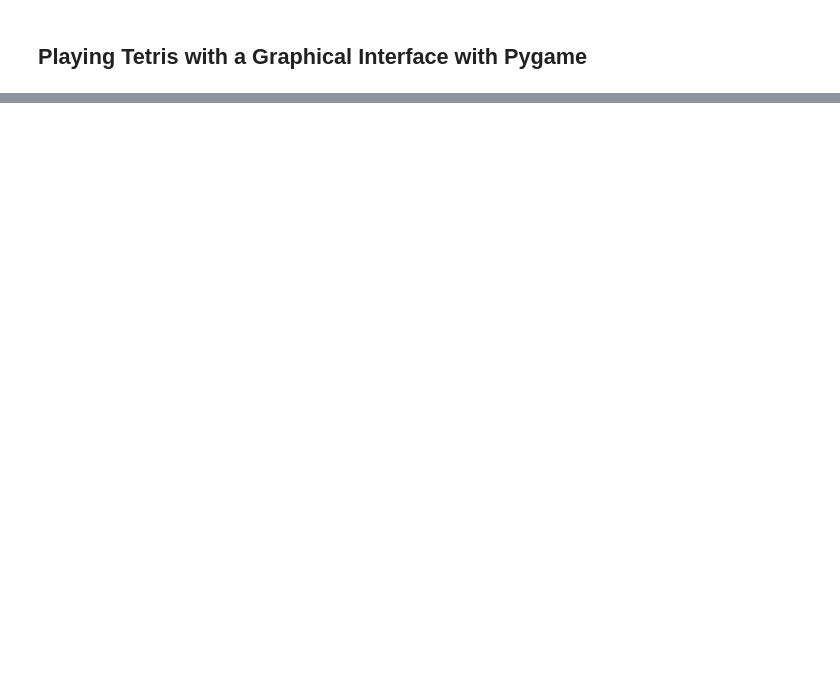
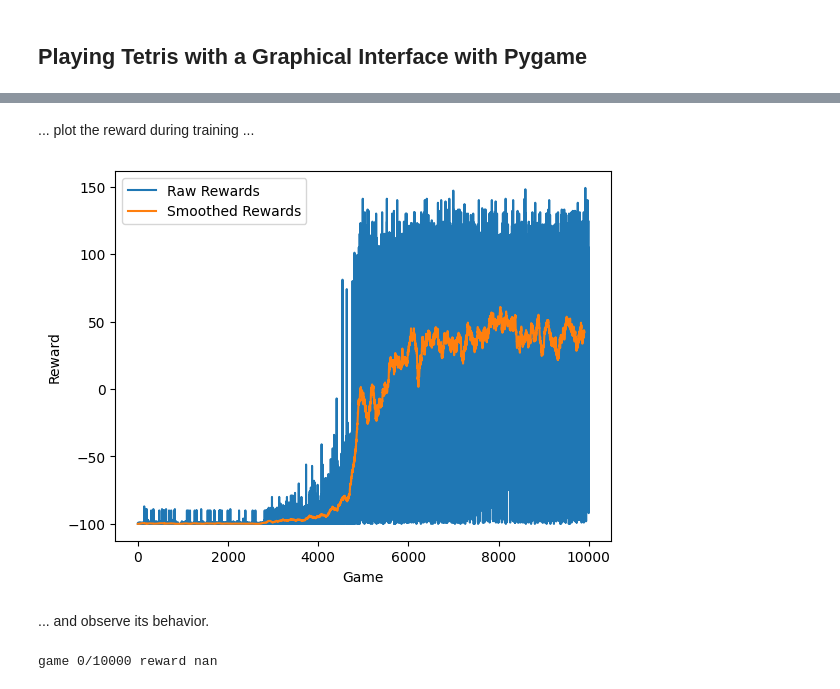
Before and after one commit to DeepTrackAI/DeepLearningCrashCourse, a Jupyter notebook: Ch13_RL/ec13_1_tetris/tetris.ipynb, the cells around one changed output, grey strips where cells are left out. Drawn from its saved outputs; the diff is of its cells as text; code cells hidden in the pictures; blank space fills up the shorter version.

```diff
--- a/Ch13_RL/ec13_1_tetris/tetris.ipynb
+++ b/Ch13_RL/ec13_1_tetris/tetris.ipynb
@@ -147,5 +147,3 @@ class Tetris:
         self.next_tile()
         self.reward += dreward
         return dreward
-# %%
-tetris = Tetris(rows=4, cols=4, max_tiles=50, random_seed=123456)
@@ -177,0 +281,17 @@ while not tetris.gameover:
+# %%
+class QLTetris(Tetris):
+    """Simplified Tetris for Q-learning."""
+
+    def __init__(self, rows, cols, max_tiles, random_seed):
+        """Initialize Tetris for Q-learning."""
+        super().__init__(rows, cols, max_tiles, random_seed)
+
+    def teleport(self, new_x, new_orientation):
+        """Teleport current tile to new position and orientation."""
+        if 0 <= new_orientation < len(Tetris.TILES[self.current_tile]):
+            tile_width = len(Tetris.TILES[self.current_tile][new_orientation])
+            if 0 <= new_x <= self.cols - tile_width:
+                self.tile_x = new_x
+                self.tile_orientation = new_orientation
+                return True
+        return False
@@ -274,0 +752,11 @@ play_tetris_with_gui(tetris)
+# %%
+qltetris = QLTetris(rows=4, cols=4, max_tiles=50, random_seed=None)
+agent = DQLAgent(qltetris, games=10_000,
+                 epsilon_max=1, epsilon_min=0.001, epsilon_scale=5000,
+                 alpha=0.001, gamma=1,
+                 hidden_units=[128, 128],
+                 replay_buffer_size=10000, batch_size=64,
+                 sync_target_game_count=100)
+
+while agent.next_turn():
+    pass
@@ -274,0 +781,29 @@ play_tetris_with_gui(tetris)
+# %% [markdown]
+... plot the reward during training ...
+# %%
+smoothed_rewards = np.convolve(agent.rewards, np.ones(100) / 100, mode="valid")
+
+plt.plot(agent.rewards, label="Raw Rewards")
+plt.plot(smoothed_rewards, label="Smoothed Rewards")
+plt.ylabel("Reward")
+plt.xlabel("Game")
+plt.legend()
+plt.show()
+# %% [output]
+[figure, added]
+# %% [markdown]
+... and observe its behavior.
+# %%
+qltetris.restart()
+agent = DQLAgent(qltetris, games=10_000,
+                 epsilon_max=0, epsilon_min=0, epsilon_scale=5000,
+                 alpha=0.001, gamma=1,
+                 hidden_units=[128, 128],
+                 replay_buffer_size=10000, batch_size=64,
+                 sync_target_game_count=100)
+model_state_dict = torch.load("q_net.pth")
+agent.q_net.load_state_dict(model_state_dict)
+agent.target_net.load_state_dict(model_state_dict)
+observe_tetris_with_gui(qltetris, agent)
+# %% [output]
+game 0/10000 reward nan
```
Also changed, not shown: parts of 35 cells of this notebook.
